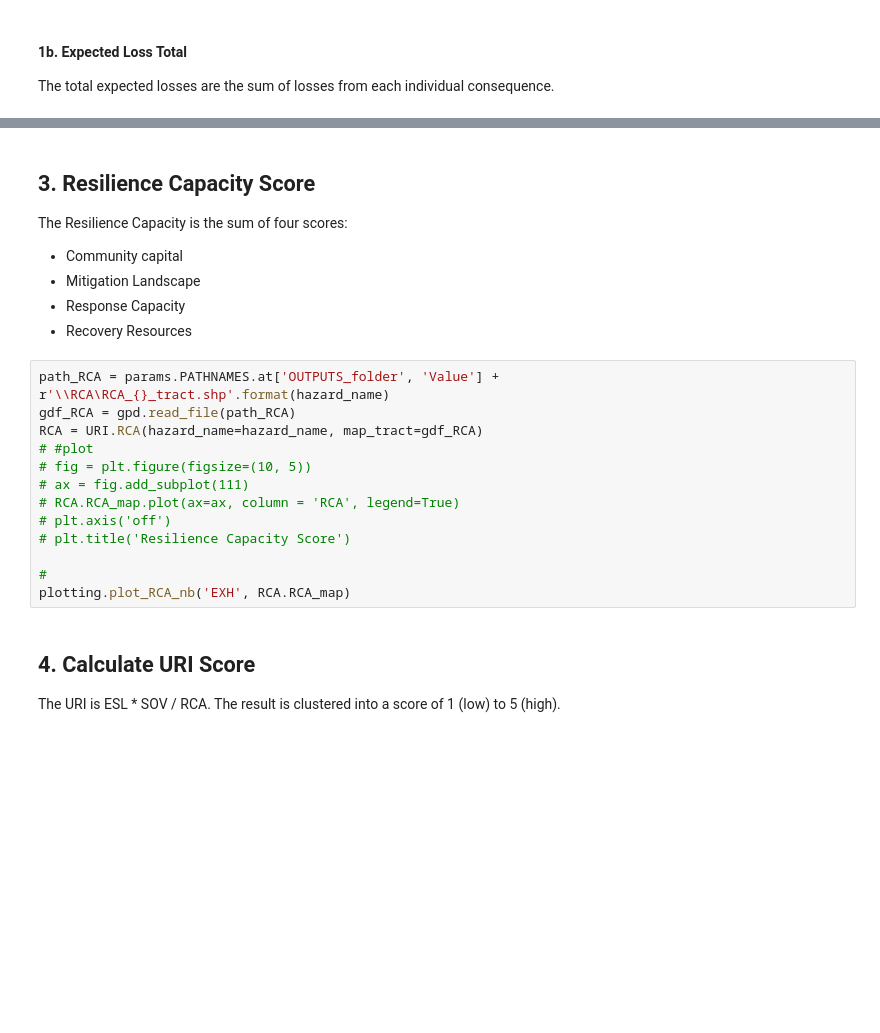
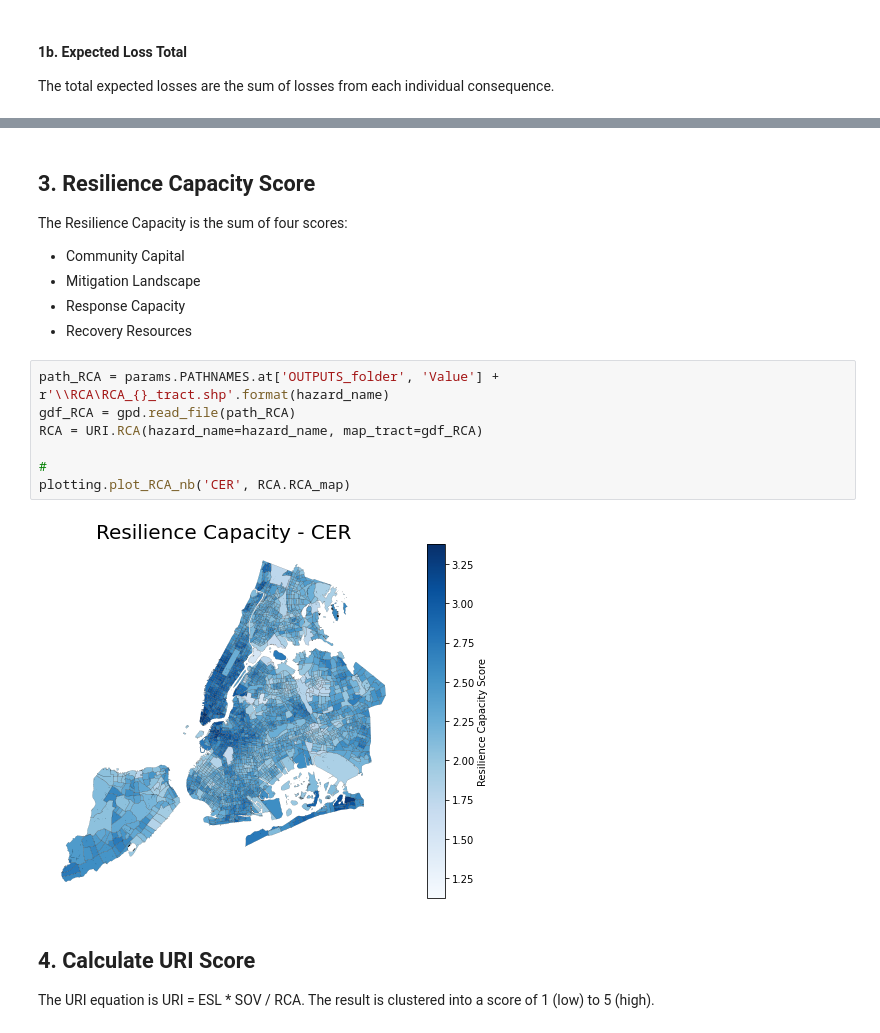
Before and after one commit to NYCEM-GIS/urban-risk-index, a Jupyter notebook: NOTEBOOKS/CALC_URI_CER_1.ipynb, the cells around one changed output, grey strips where cells are left out. Saved outputs shown, nothing was run; the diff lists cells and outputs as text; blank space fills up the shorter version.

```diff
--- a/NOTEBOOKS/CALC_URI_CER_1.ipynb
+++ b/NOTEBOOKS/CALC_URI_CER_1.ipynb
@@ -59,26 +60,22 @@ plotting.plot_SOV_nb(SOV.SOV_map)
 # %% [markdown]
 ## 3. Resilience Capacity Score
 The Resilience Capacity is the sum of four scores:
-- Community capital
+- Community Capital
 - Mitigation Landscape
 - Response Capacity
 - Recovery Resources
 # %%
 path_RCA = params.PATHNAMES.at['OUTPUTS_folder', 'Value'] + r'\\RCA\RCA_{}_tract.shp'.format(hazard_name)
 gdf_RCA = gpd.read_file(path_RCA)
 RCA = URI.RCA(hazard_name=hazard_name, map_tract=gdf_RCA)
-# #plot
-# fig = plt.figure(figsize=(10, 5))
-# ax = fig.add_subplot(111)
-# RCA.RCA_map.plot(ax=ax, column = 'RCA', legend=True)
-# plt.axis('off')
-# plt.title('Resilience Capacity Score')
 
 #
-plotting.plot_RCA_nb('EXH', RCA.RCA_map)
+plotting.plot_RCA_nb('CER', RCA.RCA_map)
+# %% [output]
+[figure, added]
 # %% [markdown]
 ## 4. Calculate URI Score
-The URI is ESL * SOV / RCA.  The result is clustered into a score of 1 (low) to 5 (high).
+The URI equation is URI = ESL * SOV / RCA.  The result is clustered into a score of 1 (low) to 5 (high).
 # %%
 URI_HAZ = URI.URI(hazard_name=hazard_name, ESL=ESL, SOV=SOV, RCA=RCA)
 URI_HAZ.calc_URI()
```
Also changed, not shown: parts of 8 cells of this notebook, 5 other files.
